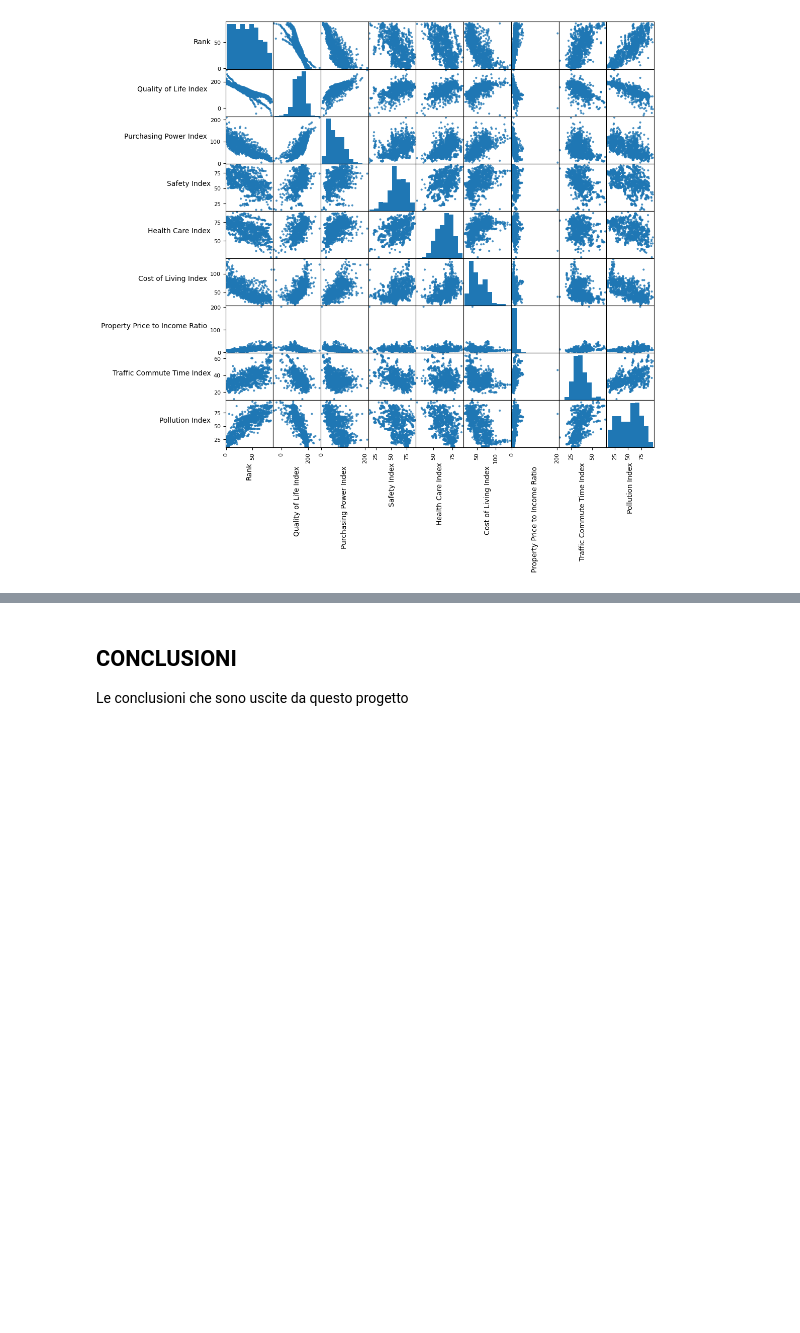
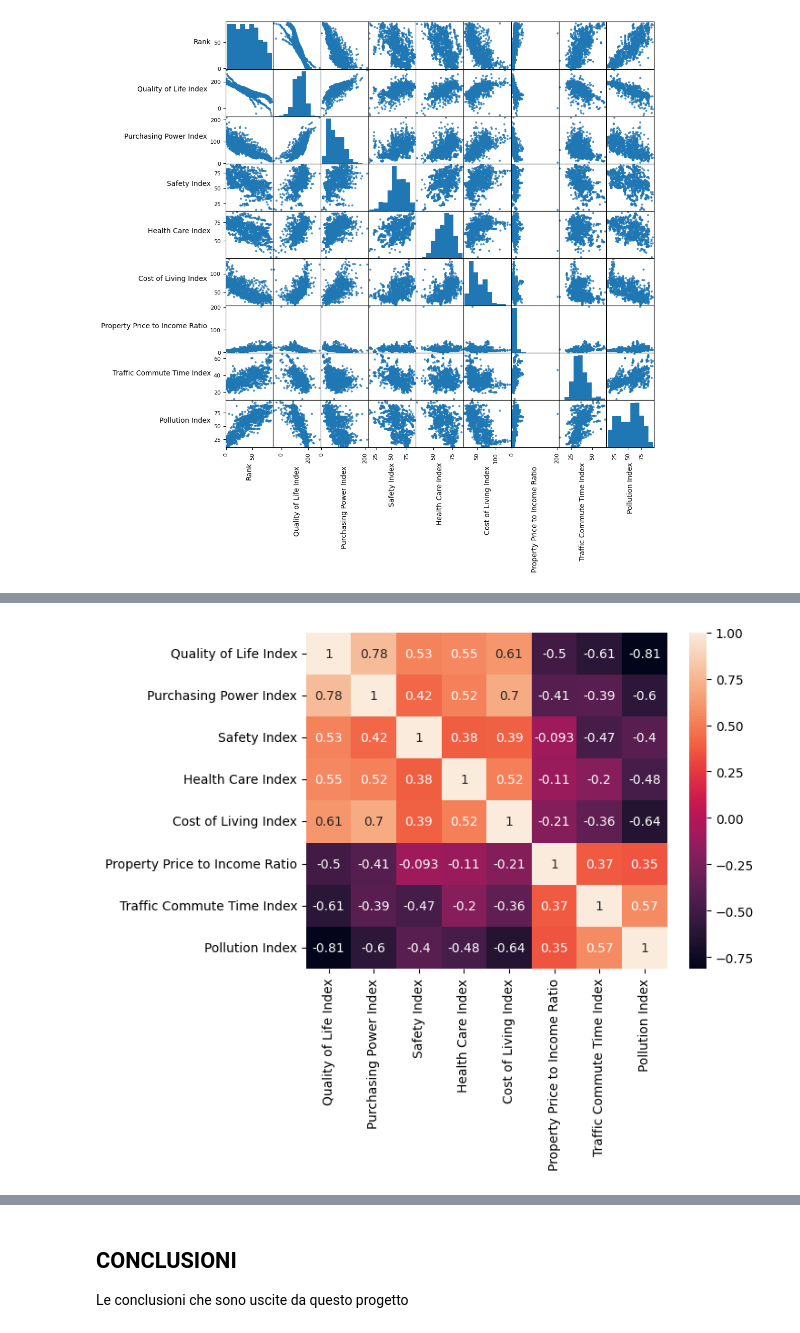
Before and after one commit to lorenzodidomenic/CountriesQualityOfLifeAnalysis, a Jupyter notebook: project.ipynb, the cells around one changed output, grey strips where cells are left out. Drawn from its saved outputs; the diff is of its cells as text; code cells hidden in the pictures; blank space fills up the shorter version.

```diff
--- a/project.ipynb
+++ b/project.ipynb
@@ -270,0 +208,4 @@ plt.show()
+# %%
+index = ['Country','Rank','Climate Index','Year']
+data_without_qualitative_value = data.drop(index, axis=1)
+data_without_qualitative_value.corr(method='pearson')
@@ -270,0 +222,9 @@ plt.show()
+# %%
+
+sns.heatmap(data_without_qualitative_value.corr(), annot=True) #annot=True serve a stampare i valori di correlazione
+plt.show()
+
+
+# dire quali variabili hanno correlazione forte, quali debole e quali moderata
+# %% [output]
+[figure, added]
```
Also changed, not shown: parts of 36 cells of this notebook.
